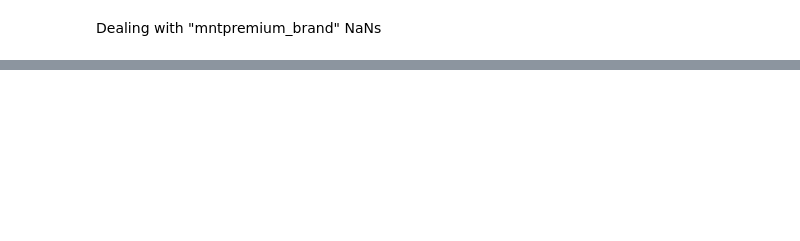
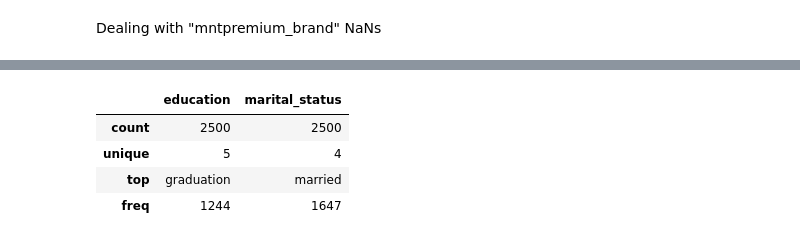
Before and after one commit to EDSA2020/project, a Jupyter notebook: MLaDS_Project.ipynb, the cells around one changed output, grey strips where cells are left out. Drawn from its saved outputs; the diff is of its cells as text; code cells hidden in the pictures; blank space fills up the shorter version.

```diff
--- a/MLaDS_Project.ipynb
+++ b/MLaDS_Project.ipynb
@@ -96,0 +235,8 @@ print('Columns with missing values:\n',g33.columns[g33.isnull().any()])
+# %%
+g33.describe(include = ['O'])
+# %% [output]
+|  | education | marital_status |
+| count | 2500 | 2500 |
+| unique | 5 | 4 |
+| top | graduation | married |
+| freq | 1244 | 1647 |
```
Also changed, not shown: parts of 22 cells of this notebook.
